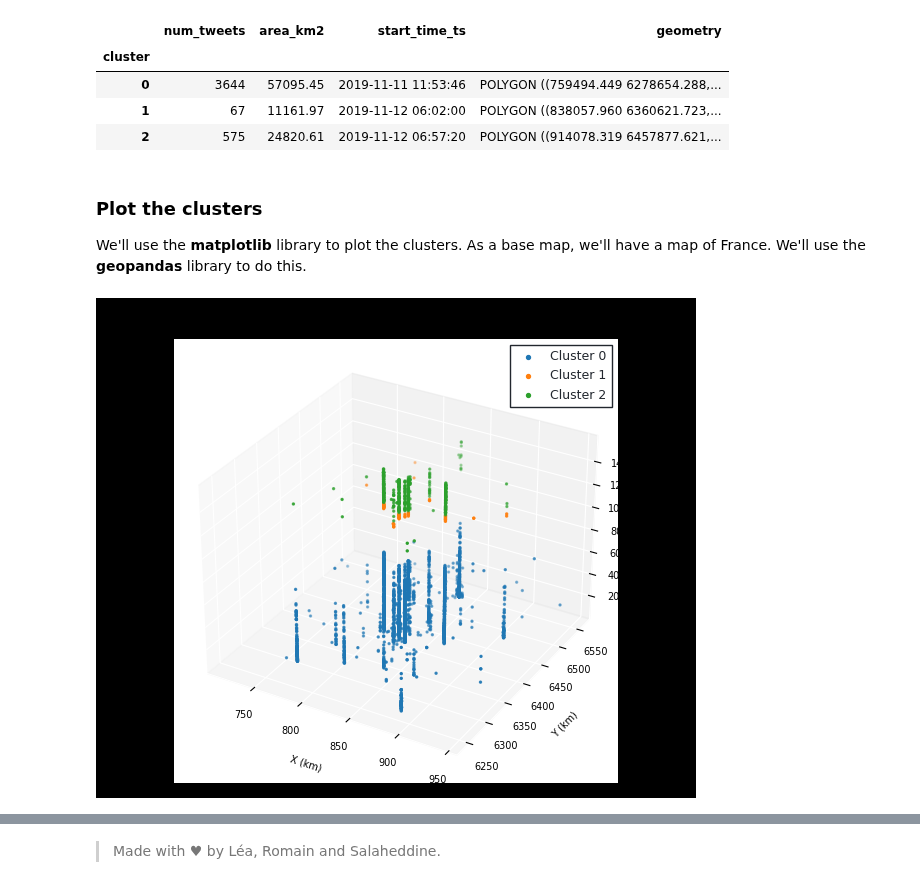
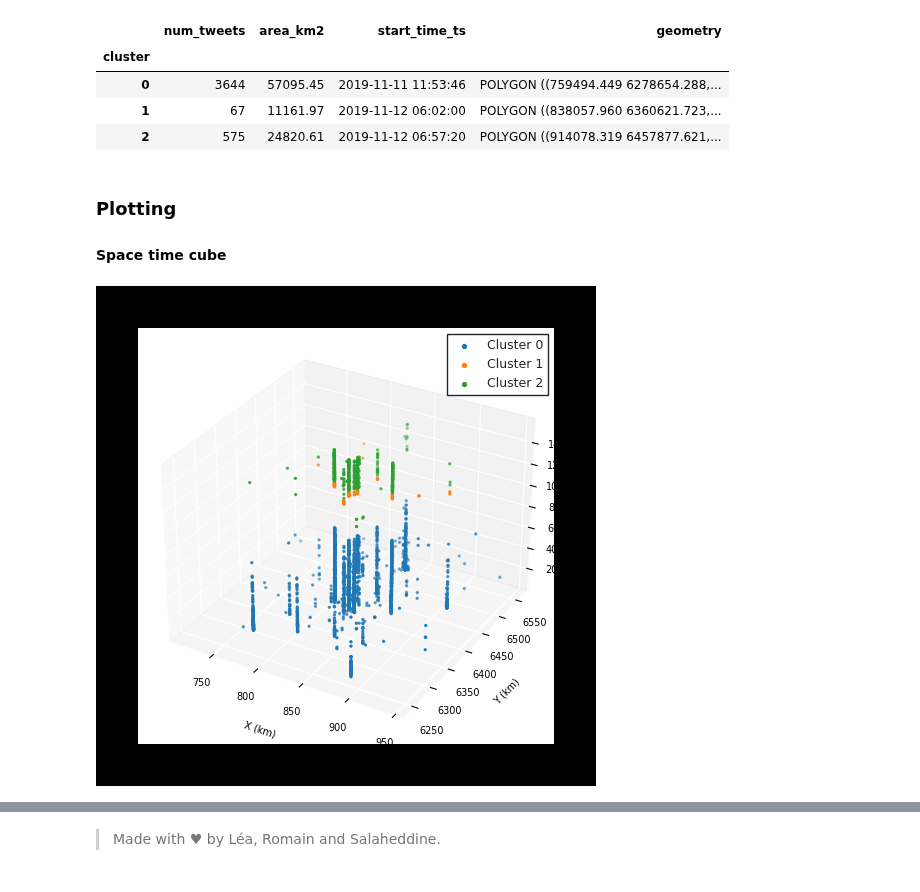
Before and after one commit to lletassey/clustering-tweets-earthquake, a Jupyter notebook: notebooks/stdbscan.ipynb, the cells around one changed output, grey strips where cells are left out. Cells and saved outputs as stored; diff of their text form; code cells hidden in the pictures.

Commit message:
Create a space time cube plotting function

```diff
--- a/notebooks/stdbscan.ipynb
+++ b/notebooks/stdbscan.ipynb
@@ -238,61 +244,14 @@ hulls
 | 0 | 3644 | 57095.45 | 2019-11-11 11:53:46 | POLYGON ((759494.449 6278654.288,... |
 | 1 | 67 | 11161.97 | 2019-11-12 06:02:00 | POLYGON ((838057.960 6360621.723,... |
 | 2 | 575 | 24820.61 | 2019-11-12 06:57:20 | POLYGON ((914078.319 6457877.621,... |
-# %% [markdown]
-### Plot the clusters
-
-We'll use the **matplotlib** library to plot the clusters. As a base map, we'll have a map of France. We'll use the **geopandas** library to do this.
-# %%
-# Plot tweets in 3D
-plt.clf()
-
-ax_cube = plt.axes(projection='3d')
-# Select tweets without noise
-tweets_ = tweets[tweets.index.get_level_values(0) != -1]
-for cluster in set(tweets_.index.get_level_values(0)):
-    # Select tweets in cluster
-    tweets_cluster = tweets_[tweets_.index.get_level_values(0) == cluster]
-    # Plot tweets in cluster
-    ax_cube.scatter3D(
-        tweets_cluster['x_m'],
-        tweets_cluster['y_m'],
-        tweets_cluster['cumulative_time_sec'] / 60,
-        s=2,
-        color='C{}'.format(cluster),
-        label='Noise' if cluster == -1 else 'Cluster {}'.format(cluster)
-    )
-
-# Set fig size
-fig = plt.gcf()
-fig.set_size_inches(6, 5)
-
-ax_cube.set_facecolor('white')
-ax_cube.get_figure().patch.set_facecolor('white')
-
-# Set title
-ax_cube.set_title("ST-DBSCAN Clustering of Teil Quake Tweets", fontsize=11, weight='medium', color='black', pad=10)
-
-ax_cube.legend(loc='best', fontsize=9, labelcolor='#22272e', markerscale=2,
-          facecolor='white', title_fontsize=14, fancybox=False, framealpha=1, edgecolor='#22272e')
-
-m2km = lambda x, _: f'{x/1000:g}'
-ax_cube.xaxis.set_major_formatter(m2km)
-ax_cube.yaxis.set_major_formatter(m2km)
-
-# Set axis labels
-ax_cube.set_xlabel("X (km)", fontsize=7, labelpad=5, color='black')
-ax_cube.set_ylabel("Y (km)", fontsize=7, labelpad=5, color='black')
-ax_cube.set_zlabel("Temps cumulé (min)", fontsize=7, labelpad=5, color='black')
-
-# Set axis ticks color
-ax_cube.tick_params(axis='x', colors='black', labelsize=7)
-ax_cube.tick_params(axis='y', colors='black', labelsize=7)
-ax_cube.tick_params(axis='z', colors='black', labelsize=7)
-
-plt.tight_layout()
-plt.show()
-# %% [output]
-[figure, removed]
+# %% [markdown]
+### Plotting
+#### Space time cube
+# %%
+# Plot space time cube
+plot_space_time_cube(tweets=tweets)
+# %% [output]
+[figure, added]
 # %%
 # Read France geojson
 france = gpd.read_file(filename='../data/france.geojson')
```
Also changed, not shown: parts of 8 cells of this notebook, 5 other files.
